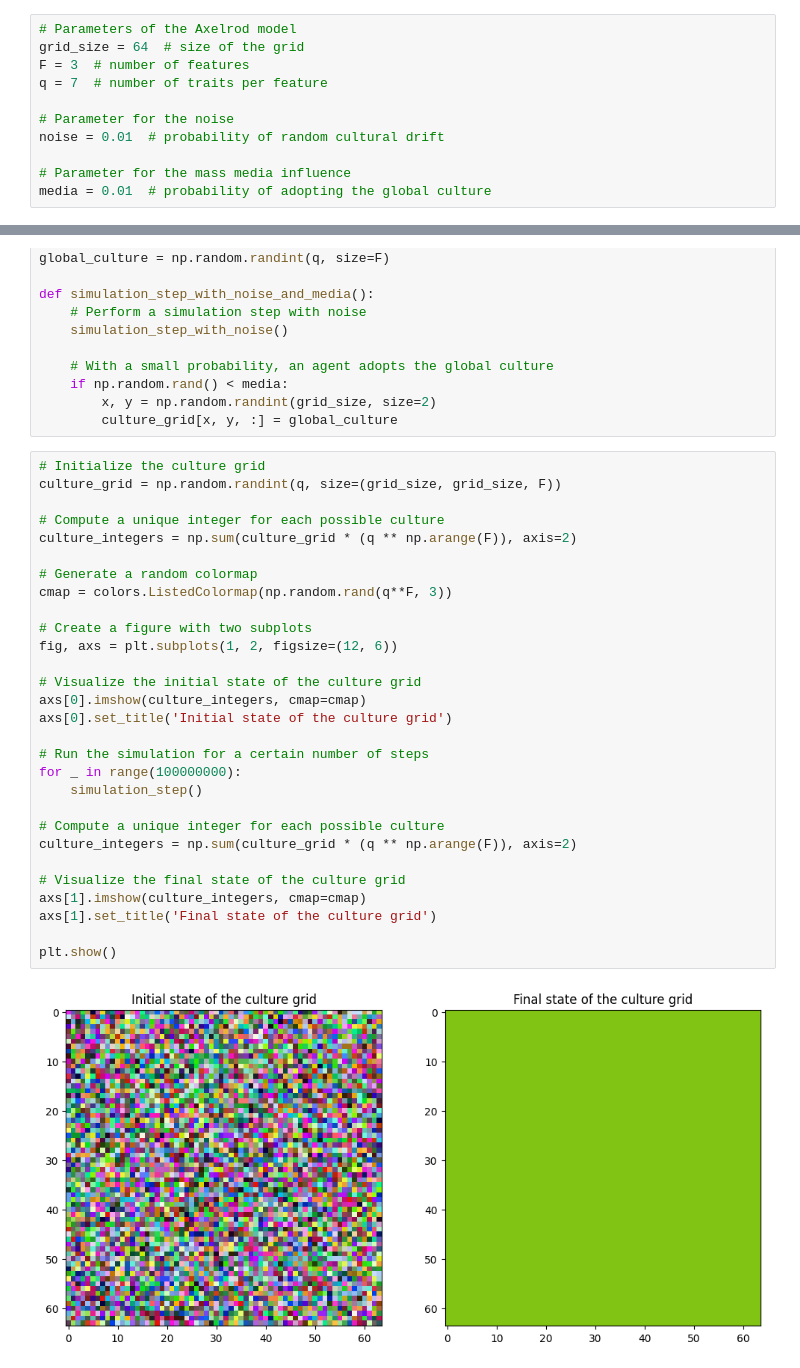
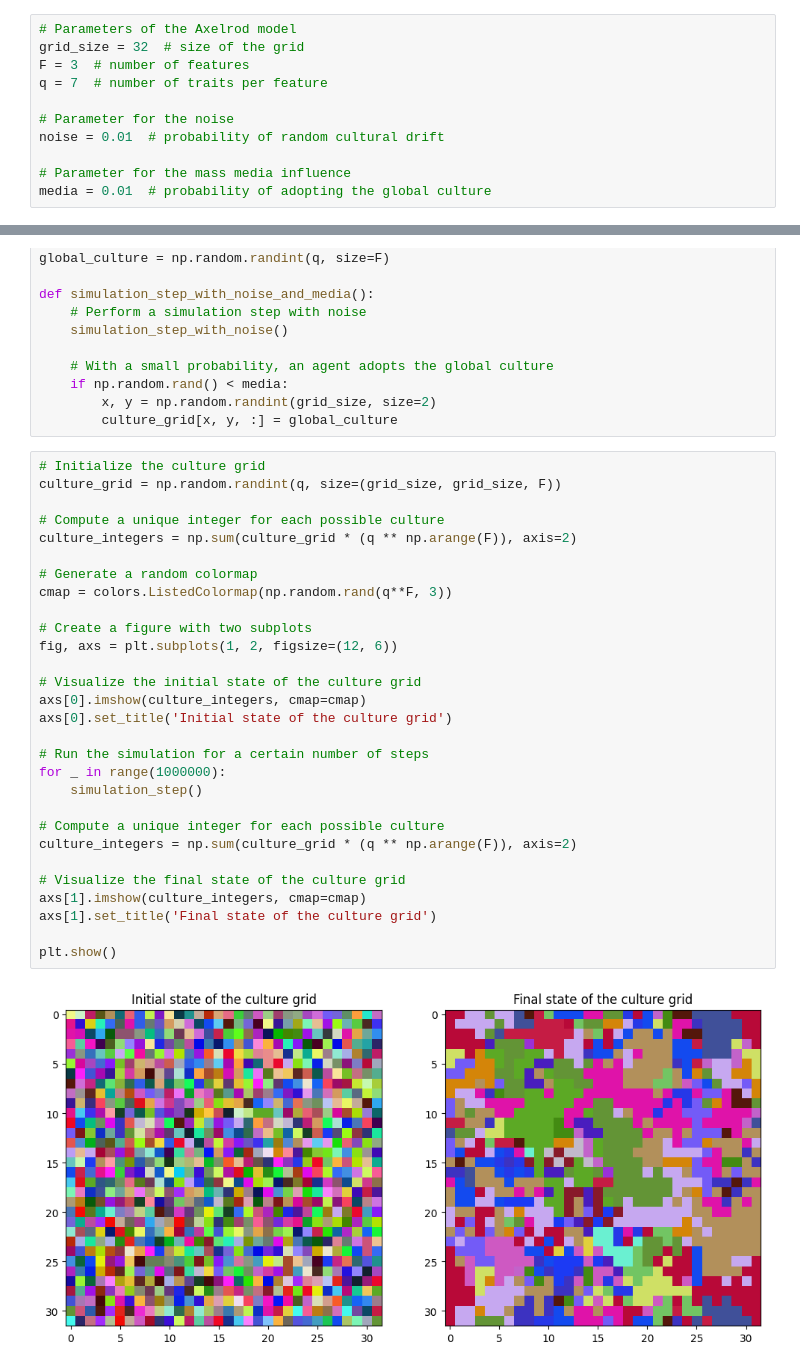
Before and after one commit to battles5/axelrod-model-simulation, a Jupyter notebook: axelrod_culture_noise_media.ipynb, the cells around one changed output, grey strips where cells are left out. Saved outputs shown, nothing was run; the diff lists cells and outputs as text.

```diff
--- a/axelrod_culture_noise_media.ipynb
+++ b/axelrod_culture_noise_media.ipynb
@@ -4,7 +4,7 @@ import matplotlib.pyplot as plt
 from matplotlib import colors
 # %%
 # Parameters of the Axelrod model
-grid_size = 64  # size of the grid
+grid_size = 32  # size of the grid
 F = 3  # number of features
 q = 7  # number of traits per feature
 
@@ -57,34 +57,34 @@ def simulation_step_with_noise_and_media():
 # %%
 # Initialize the culture grid
 culture_grid = np.random.randint(q, size=(grid_size, grid_size, F))
 
 # Compute a unique integer for each possible culture
 culture_integers = np.sum(culture_grid * (q ** np.arange(F)), axis=2)
 
 # Generate a random colormap
 cmap = colors.ListedColormap(np.random.rand(q**F, 3))
 
 # Create a figure with two subplots
 fig, axs = plt.subplots(1, 2, figsize=(12, 6))
 
 # Visualize the initial state of the culture grid
 axs[0].imshow(culture_integers, cmap=cmap)
 axs[0].set_title('Initial state of the culture grid')
 
 # Run the simulation for a certain number of steps
-for _ in range(100000000):
+for _ in range(1000000):
     simulation_step()
 
 # Compute a unique integer for each possible culture
 culture_integers = np.sum(culture_grid * (q ** np.arange(F)), axis=2)
 
 # Visualize the final state of the culture grid
 axs[1].imshow(culture_integers, cmap=cmap)
 axs[1].set_title('Final state of the culture grid')
 
 plt.show()
 # %% [output]
-[figure, old version]
+[figure, new version]
 # %%
 # Re-initialize the culture grid
 culture_grid = np.random.randint(q, size=(grid_size, grid_size, F))
```
Also changed, not shown: parts of 2 cells of this notebook.
